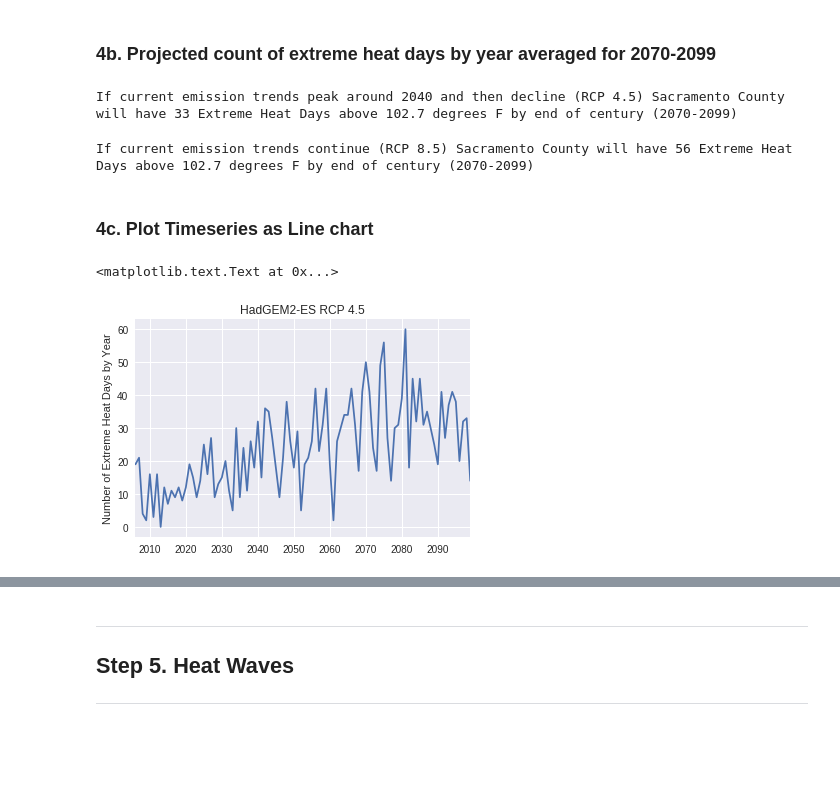
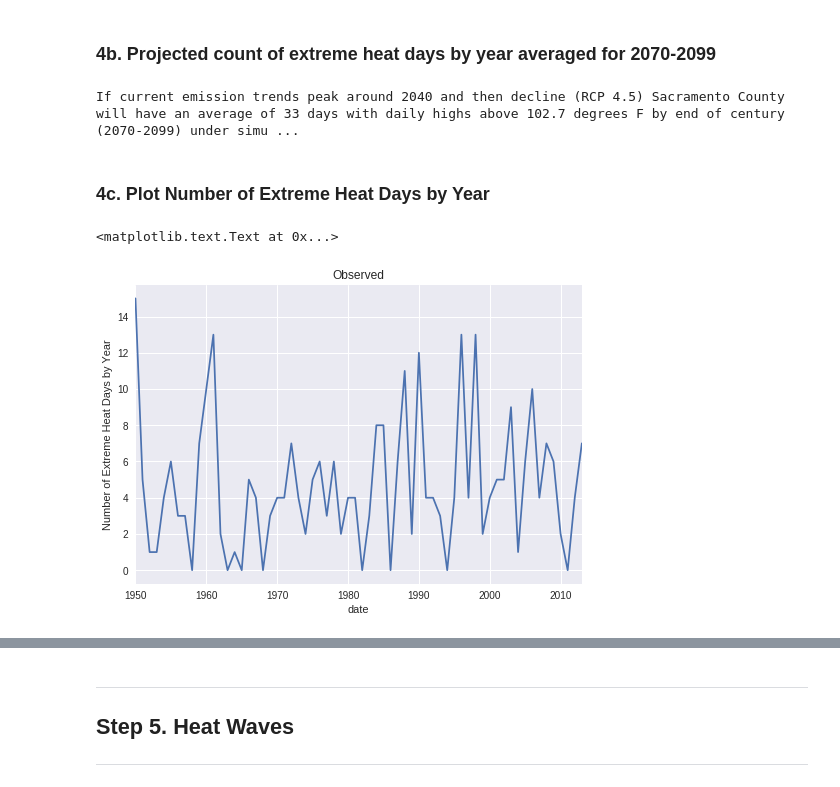
Before and after one commit to berkeley-gif/caladapt-docs, a Jupyter notebook: cookbook/daily_data_extreme_heat.ipynb, the cells around one changed output, grey strips where cells are left out. Drawn from its saved outputs; the diff is of its cells as text; code cells hidden in the pictures; blank space fills up the shorter version.

```diff
--- a/cookbook/daily_data_extreme_heat.ipynb
+++ b/cookbook/daily_data_extreme_heat.ipynb
@@ -293,7 +299,10 @@ Extreme Heat Threshold value for Sacramento is 102.7 degrees Fahrenheit
 ### 3a. Find number of extreme heat days from observed data
 # %%
 # Filter days > threshold
-observed_heat_days = observedDF[observedDF.value > threshold]
+observed_heat_days = pd.DataFrame(observedDF[observedDF.value > threshold])
+observed_heat_days['series'] = 'livneh'
+observed_heat_days.index.name = 'date'
+observed_heat_days = observed_heat_days.drop(['slug'], axis=1)
 
 print(observed_heat_days.head())
 print()
@@ -357,27 +373,18 @@ df = projected_heat_days.loc['2070-01-01':'2099-12-31']
 # %%
-rcp45_heat_days = df.loc[df['slug'] == 'tasmax_day_HadGEM2-ES_rcp45']
-count = rcp45_heat_days.value.resample('1AS').count().mean()
-print('If current emission trends peak around 2040 and then decline (RCP 4.5)', location, 'County will have', int(count), 'Extreme Heat Days above', round(threshold, 1), 'degrees F by end of century (2070-2099)')
+heat_days = century_end_heat_days.loc[century_end_heat_days['series'] == 'HadGEM2-ES']
+count = heat_days.value.resample('1AS').count().mean()
+print('If current emission trends peak around 2040 and then decline (RCP 4.5)', location, 'County will have an average of', int(count), 'days with daily highs above', round(threshold, 1), 'degrees F by end of century (2070-2099) under simulated hot/dry conditions (HadGEM2-ES)')
 # %% [output]
-If current emission trends peak around 2040 and then decline (RCP 4.5) Sacramento County will have 33 Extreme Heat Days above 102.7 degrees F by end of century (2070-2099)
+If current emission trends peak around 2040 and then decline (RCP 4.5) Sacramento County will have an average of 33 days with daily highs above 102.7 degrees F by end of century (2070-2099) under simu ...
-# %%
-rcp85_heat_days = df.loc[df['slug'] == 'tasmax_day_HadGEM2-ES_rcp85']
-# Group by year and calculate mean
-count = rcp85_heat_days.value.resample('1AS').count().mean()
-print('If current emission trends continue (RCP 8.5)', location, 'County will have', int(count), 'Extreme Heat Days above', round(threshold, 1), 'degrees F by end of century (2070-2099)')
-# %% [output]
-If current emission trends continue (RCP 8.5) Sacramento County will have 56 Extreme Heat Days above 102.7 degrees F by end of century (2070-2099)
-# %% [markdown]
-### 4c. Plot Timeseries as Line chart
+# %% [markdown]
+### 4c. Plot Number of Extreme Heat Days by Year
 # %%
-rcp45 = projected_heat_days.loc[projected_heat_days['slug'] == 'tasmax_day_HadGEM2-ES_rcp45']
-rcp45_count_by_month = rcp45.value.resample('M').count()
-rcp45_count_by_year = rcp45.value.resample('1AS').count()
+observed_count_by_year = observed_heat_days.value.resample('1AS').count()
 
 # Plot
-rcp45_count_by_year.plot()
-plt.title("HadGEM2-ES RCP 4.5")
+observed_count_by_year.plot()
+plt.title("Observed")
 plt.ylabel("Number of Extreme Heat Days by Year")
 # %% [output]
 <matplotlib.text.Text at 0x...>
-[figure, old version]
+[figure, new version]
```
Also changed, not shown: parts of 39 cells of this notebook.
